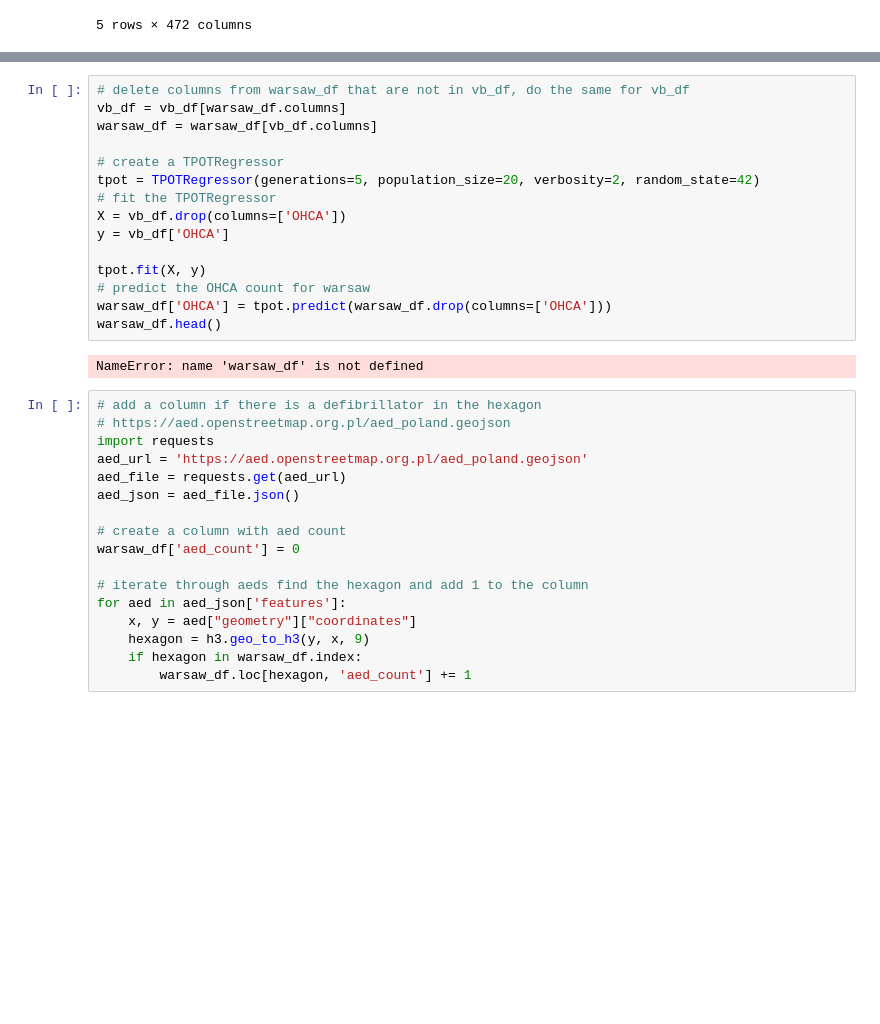
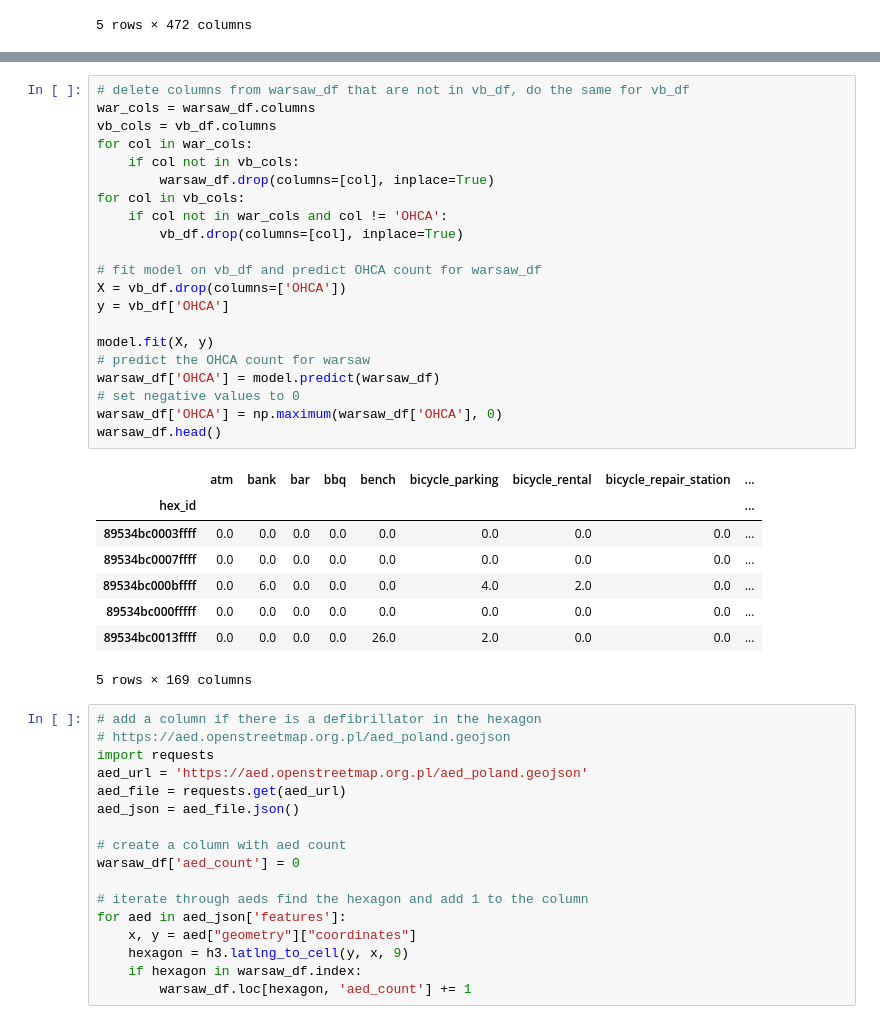
Before and after one commit to radekaadek/my_aed, a Jupyter notebook: prediction2.ipynb, the cells around one changed output, grey strips where cells are left out. Saved outputs shown, nothing was run; the diff lists cells and outputs as text; blank space fills up the shorter version.

```diff
--- a/prediction2.ipynb
+++ b/prediction2.ipynb
@@ -136,20 +204,33 @@ tpot.export('tpot_vb_pipeline.py')
 # %%
 # delete columns from warsaw_df that are not in vb_df, do the same for vb_df
-vb_df = vb_df[warsaw_df.columns]
-warsaw_df = warsaw_df[vb_df.columns]
+war_cols = warsaw_df.columns
+vb_cols = vb_df.columns
+for col in war_cols:
+    if col not in vb_cols:
+        warsaw_df.drop(columns=[col], inplace=True)
+for col in vb_cols:
+    if col not in war_cols and col != 'OHCA':
+        vb_df.drop(columns=[col], inplace=True)
 
-# create a TPOTRegressor
-tpot = TPOTRegressor(generations=5, population_size=20, verbosity=2, random_state=42)
-# fit the TPOTRegressor
+# fit model on vb_df and predict OHCA count for warsaw_df
 X = vb_df.drop(columns=['OHCA'])
 y = vb_df['OHCA']
 
-tpot.fit(X, y)
+model.fit(X, y)
 # predict the OHCA count for warsaw
-warsaw_df['OHCA'] = tpot.predict(warsaw_df.drop(columns=['OHCA']))
+warsaw_df['OHCA'] = model.predict(warsaw_df)
+# set negative values to 0
+warsaw_df['OHCA'] = np.maximum(warsaw_df['OHCA'], 0)
 warsaw_df.head()
 # %% [output]
+|  | atm | bank | bar | bbq | bench | bicycle_parking | bicycle_rental | bicycle_repair_station | ... |
+| hex_id |  |  |  |  |  |  |  |  | ... |
+| 89534bc0003ffff | 0.0 | 0.0 | 0.0 | 0.0 | 0.0 | 0.0 | 0.0 | 0.0 | ... |
+| 89534bc0007ffff | 0.0 | 0.0 | 0.0 | 0.0 | 0.0 | 0.0 | 0.0 | 0.0 | ... |
+| 89534bc000bffff | 0.0 | 6.0 | 0.0 | 0.0 | 0.0 | 4.0 | 2.0 | 0.0 | ... |
+| 89534bc000fffff | 0.0 | 0.0 | 0.0 | 0.0 | 0.0 | 0.0 | 0.0 | 0.0 | ... |
+| 89534bc0013ffff | 0.0 | 0.0 | 0.0 | 0.0 | 26.0 | 2.0 | 0.0 | 0.0 | ... |
-NameError: name 'warsaw_df' is not defined
+5 rows × 169 columns
 # %%
 # add a column if there is a defibrillator in the hexagon
 # https://aed.openstreetmap.org.pl/aed_poland.geojson
@@ -164,7 +245,7 @@ warsaw_df['aed_count'] = 0
 # iterate through aeds find the hexagon and add 1 to the column
 for aed in aed_json['features']:
     x, y = aed["geometry"]["coordinates"]
-    hexagon = h3.geo_to_h3(y, x, 9)
+    hexagon = h3.latlng_to_cell(y, x, 9)
     if hexagon in warsaw_df.index:
         warsaw_df.loc[hexagon, 'aed_count'] += 1
 # %%
```
Also changed, not shown: parts of 6 cells of this notebook, 8 other files.
